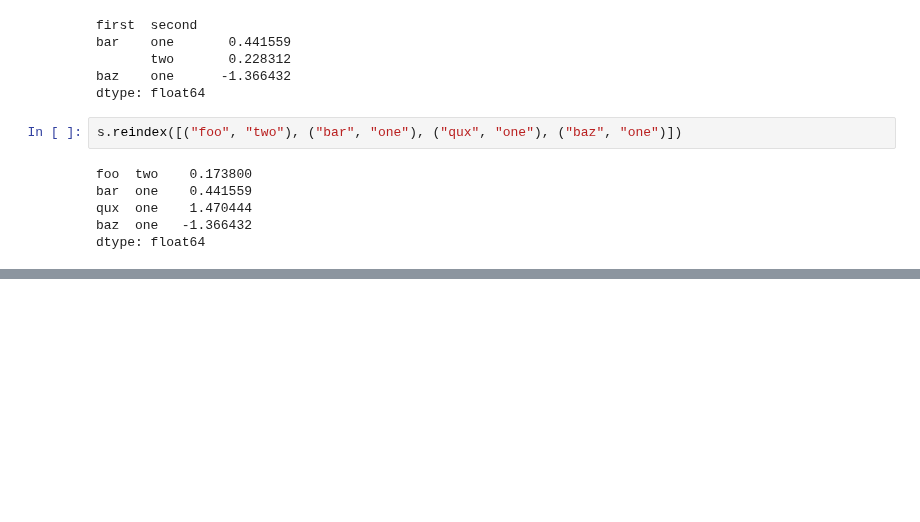
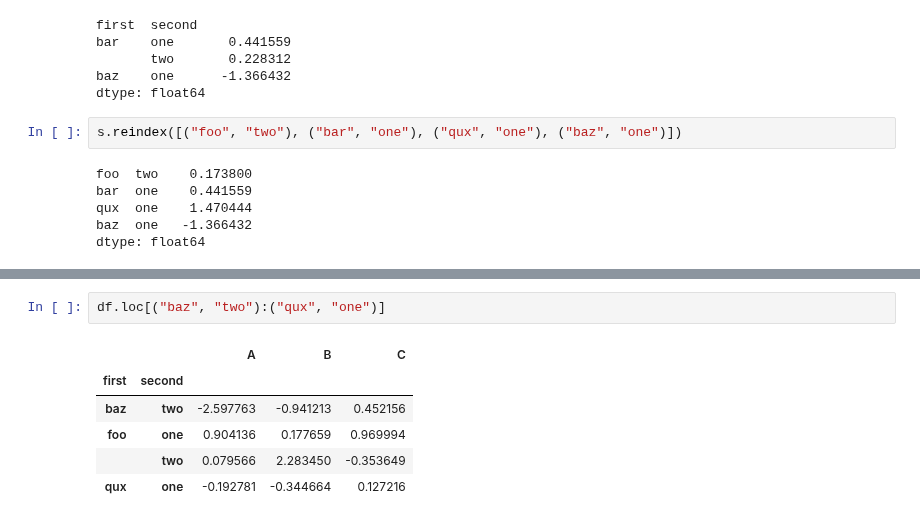
Before and after one commit to ilyak93/self-studying, a Jupyter notebook: DataEngineering/pandas/pandas_advanced_indexing.ipynb, the cells around one changed output, grey strips where cells are left out. Saved outputs shown, nothing was run; the diff lists cells and outputs as text; blank space fills up the shorter version.

```diff
--- a/DataEngineering/pandas/pandas_advanced_indexing.ipynb
+++ b/DataEngineering/pandas/pandas_advanced_indexing.ipynb
@@ -349,0 +400,9 @@ dtype: float64
+# %%
+df.loc[("baz", "two"):("qux", "one")]
+# %% [output]
+|  |  | A | B | C |
+| first | second |  |  |  |
+| baz | two | -2.597763 | -0.941213 | 0.452156 |
+| foo | one | 0.904136 | 0.177659 | 0.969994 |
+|  | two | 0.079566 | 2.283450 | -0.353649 |
+| qux | one | -0.192781 | -0.344664 | 0.127216 |
```
Also changed, not shown: parts of 11 cells of this notebook.
